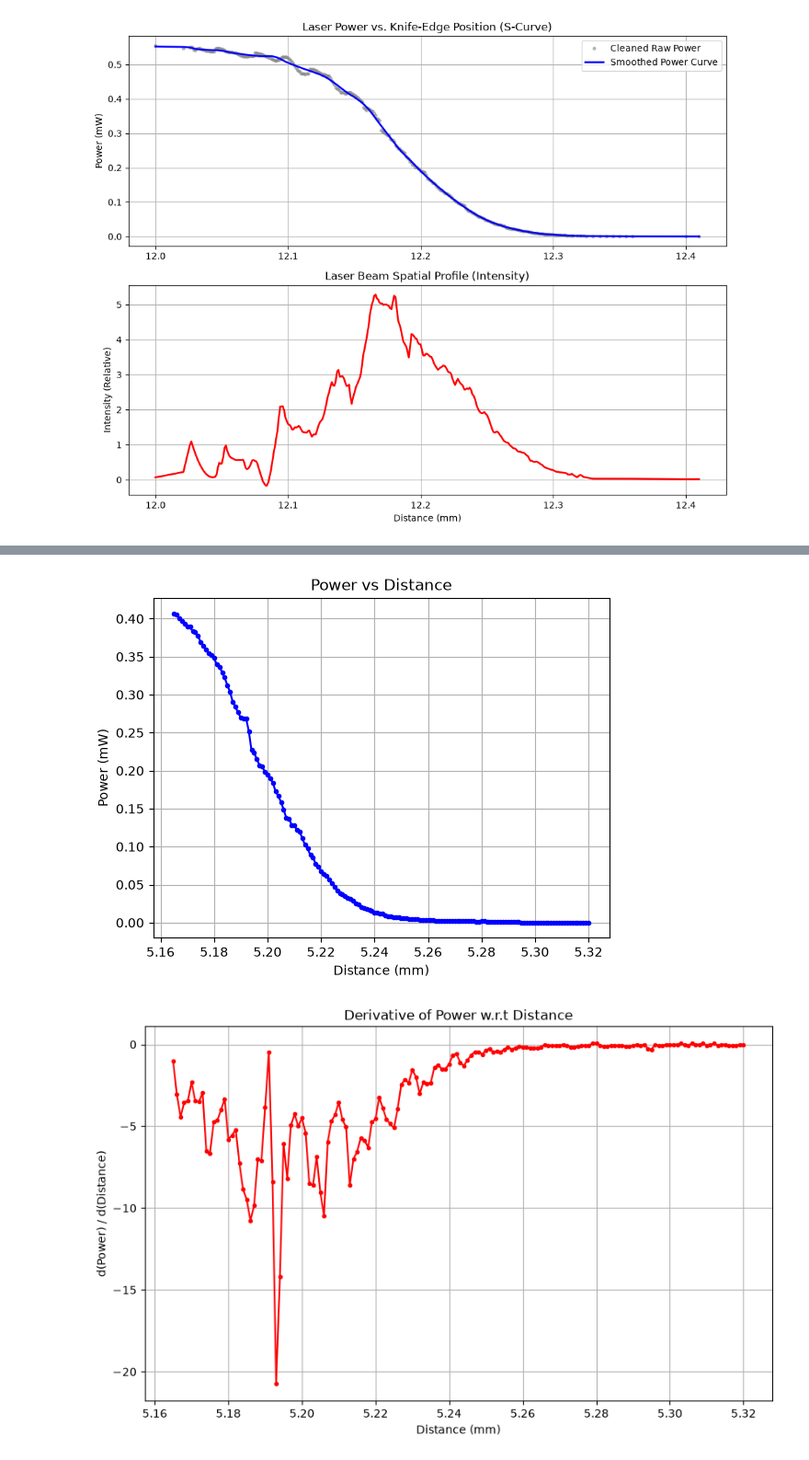
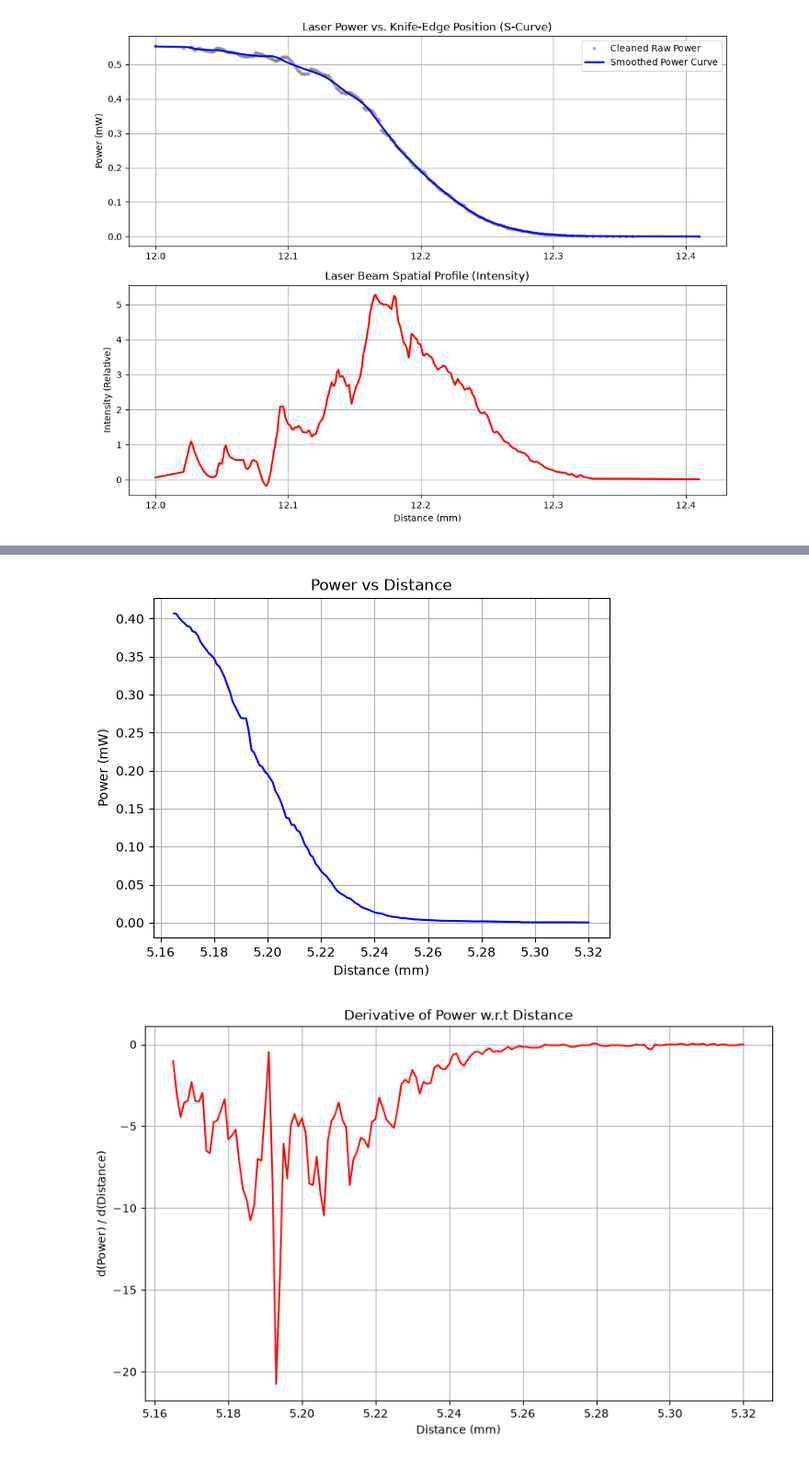
Before and after one commit to TyGuy-5/UAF-LiDaR, a Jupyter notebook: Lab_Work/razor_data.ipynb, the cells around one changed output, grey strips where cells are left out. Shown at 92% size. Drawn from its saved outputs; the diff is of its cells as text; code cells hidden in the pictures.

```diff
--- a/razor_data.ipynb
+++ b/Lab_Work/razor_data.ipynb
@@ -68,10 +90,10 @@ plt.show()
 # %%
-df2 = pd.read_csv('Lab_Work/data/razor_data2.csv')
-df2['Power (mW)'] = pd.to_numeric(df2['Power (mW)'], errors='coerce')
-df2['Distance (mm)'] = pd.to_numeric(df2['Distance (mm)'], errors='coerce')
+df2 = pd.read_csv('data/razor_data2.csv')
+df2['Power (mW)'] = pd.to_numeric(df2['Power (mW)'])
+df2['Distance (mm)'] = pd.to_numeric(df2['Distance (mm)'])
 df2_clean = df2.dropna().copy()
 # %%
-plt.plot(df2_clean['Distance (mm)'], df2_clean['Power (mW)'], marker='.', linestyle='-', color='blue')
+plt.plot(df2_clean['Distance (mm)'], df2_clean['Power (mW)'],color='blue')
 
 plt.title('Power vs Distance')
 plt.xlabel('Distance (mm)')
@@ -80,23 +102,23 @@ plt.grid(True)
 
 plt.show()
 # %% [output]
-[figure, old version]
+[figure, new version]
 # %%
 df2_clean = df2_clean.sort_values('Distance (mm)').reset_index(drop=True)
 
 df2_clean['Derivative'] = np.gradient(df2_clean['Power (mW)'], df2_clean['Distance (mm)'])
 
 plt.figure(figsize=(10,6))
-plt.plot(df2_clean['Distance (mm)'], df2_clean['Derivative'], color='red', marker='.')
+plt.plot(df2_clean['Distance (mm)'], df2_clean['Derivative'], color='red')
 
 plt.title('Derivative of Power w.r.t Distance')
 plt.xlabel('Distance (mm)')
 plt.ylabel('d(Power) / d(Distance)')
 plt.grid(True)
 
 plt.show()
 # %% [output]
-[figure, old version]
+[figure, new version]
 # %%
 df2_clean = df2.dropna().sort_values('Distance (mm)').reset_index(drop=True)
 
```
Also changed, not shown: parts of 3 cells of this notebook, 5 other files.
